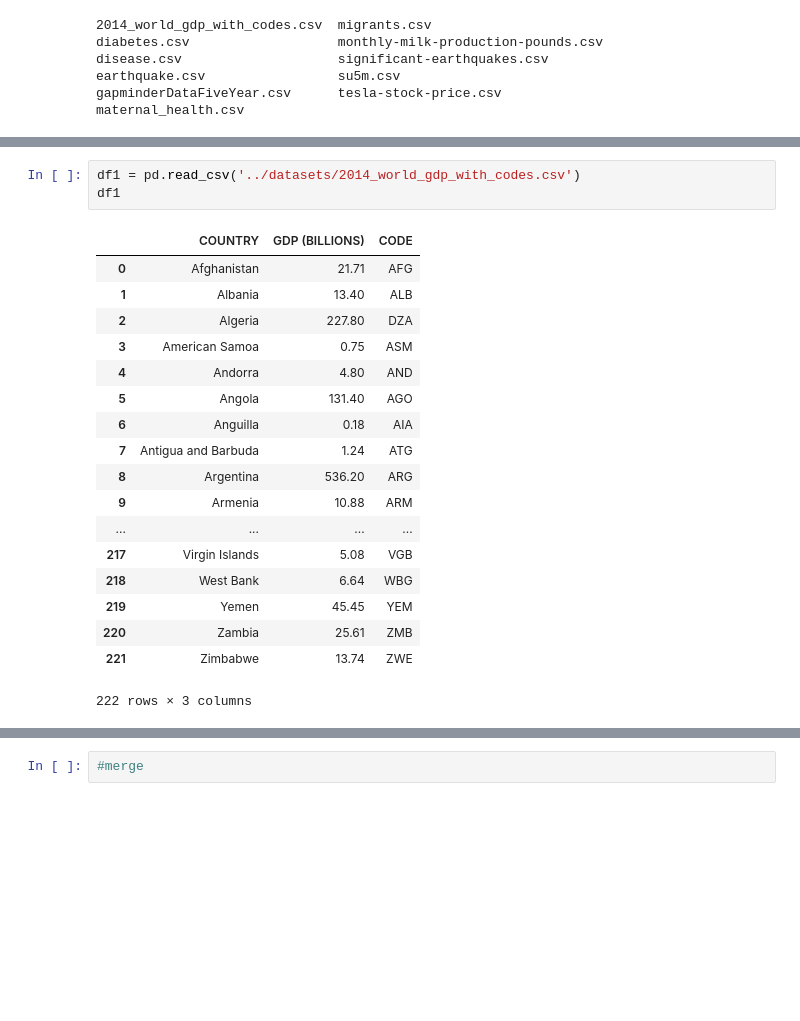
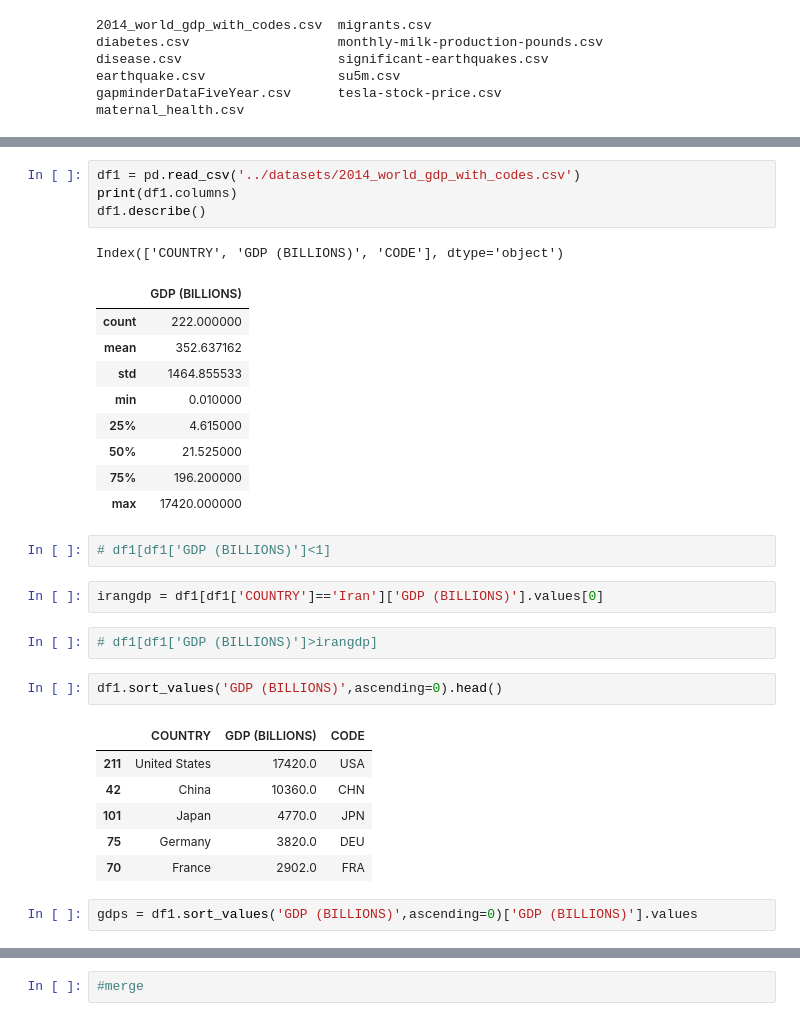
Before and after one commit to vafaei-ar/DSWSs, a Jupyter notebook: S03/notebooks/pandas_practice.ipynb, the cells around one changed output, grey strips where cells are left out. Saved outputs shown, nothing was run; the diff lists cells and outputs as text; blank space fills up the shorter version.

```diff
--- a/S03/notebooks/pandas_practice.ipynb
+++ b/S03/notebooks/pandas_practice.ipynb
@@ -85,22 +95,32 @@ df
 # %%
 df1 = pd.read_csv('../datasets/2014_world_gdp_with_codes.csv')
-df1
+print(df1.columns)
+df1.describe()
 # %% [output]
+Index(['COUNTRY', 'GDP (BILLIONS)', 'CODE'], dtype='object')
-|  | COUNTRY | GDP (BILLIONS) | CODE |
-| 0 | Afghanistan | 21.71 | AFG |
-| 1 | Albania | 13.40 | ALB |
-| 2 | Algeria | 227.80 | DZA |
-| 3 | American Samoa | 0.75 | ASM |
-| 4 | Andorra | 4.80 | AND |
-| 5 | Angola | 131.40 | AGO |
-| 6 | Anguilla | 0.18 | AIA |
-| 7 | Antigua and Barbuda | 1.24 | ATG |
-| 8 | Argentina | 536.20 | ARG |
-| 9 | Armenia | 10.88 | ARM |
-| ... | ... | ... | ... |
-| 217 | Virgin Islands | 5.08 | VGB |
-| 218 | West Bank | 6.64 | WBG |
-| 219 | Yemen | 45.45 | YEM |
-| 220 | Zambia | 25.61 | ZMB |
-| 221 | Zimbabwe | 13.74 | ZWE |
+|  | GDP (BILLIONS) |
+| count | 222.000000 |
+| mean | 352.637162 |
+| std | 1464.855533 |
+| min | 0.010000 |
+| 25% | 4.615000 |
+| 50% | 21.525000 |
+| 75% | 196.200000 |
+| max | 17420.000000 |
-222 rows × 3 columns
+# %%
+# df1[df1['GDP (BILLIONS)']<1]
+# %%
+irangdp = df1[df1['COUNTRY']=='Iran']['GDP (BILLIONS)'].values[0]
+# %%
+# df1[df1['GDP (BILLIONS)']>irangdp]
+# %%
+df1.sort_values('GDP (BILLIONS)',ascending=0).head()
+# %% [output]
+|  | COUNTRY | GDP (BILLIONS) | CODE |
+| 211 | United States | 17420.0 | USA |
+| 42 | China | 10360.0 | CHN |
+| 101 | Japan | 4770.0 | JPN |
+| 75 | Germany | 3820.0 | DEU |
+| 70 | France | 2902.0 | FRA |
+# %%
+gdps = df1.sort_values('GDP (BILLIONS)',ascending=0)['GDP (BILLIONS)'].values
```
Also changed, not shown: parts of 16 cells of this notebook.
